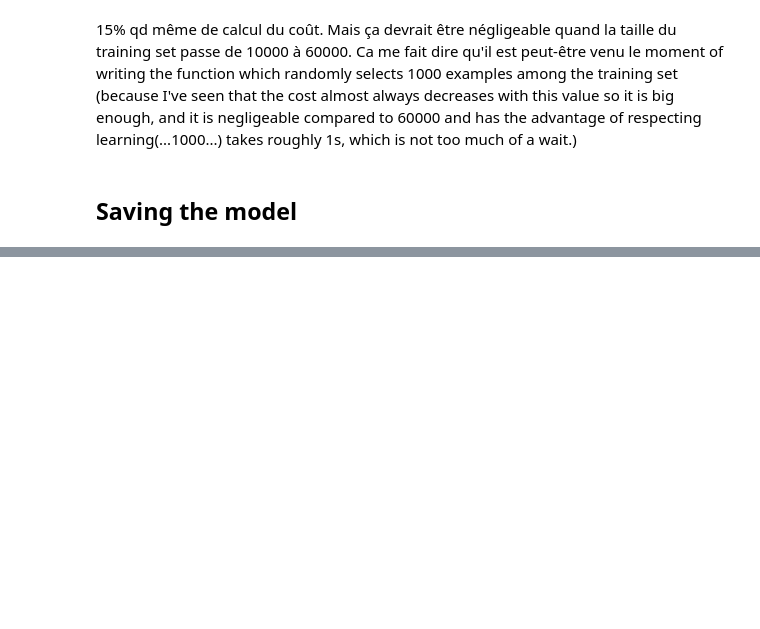
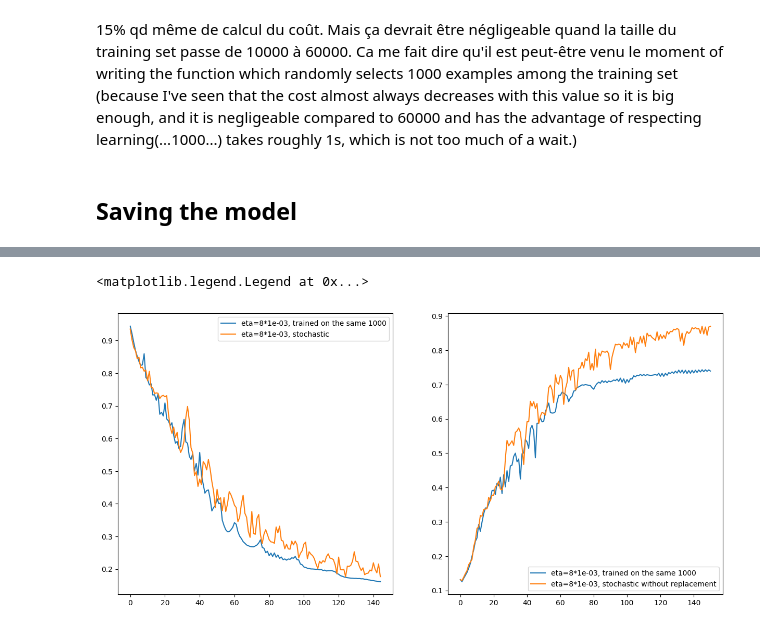
Before and after one commit to lucasabuela/my_first_nn, a Jupyter notebook: playground.ipynb, the cells around one changed output, grey strips where cells are left out. Cells and saved outputs as stored; diff of their text form; code cells hidden in the pictures; blank space fills up the shorter version.

```diff
--- a/playground.ipynb
+++ b/playground.ipynb
@@ -79,0 +156,13 @@ print(src.script.accuracy(multilayer_perceptron=multilayer_perceptron, test_set=
+# %%
+plt.figure(figsize=(15,7))
+plt.subplot(1,2,1)
+plt.plot(previous_costs_8[5:-1], label="eta=8*1e-03, trained on the same 1000")
+plt.plot(previous_costs_8_stochastic[5:-1], label="eta=8*1e-03, stochastic")
+plt.legend()
+plt.subplot(1,2,2)
+plt.plot(previous_accuracies_8, label="eta=8*1e-03, trained on the same 1000")
+plt.plot(previous_accuracies_8_stochastic, label="eta=8*1e-03, stochastic without replacement")
+plt.legend()
+# %% [output]
+<matplotlib.legend.Legend at 0x...>
+[figure, added]
```
Also changed, not shown: parts of 25 cells of this notebook, 9 other files.
